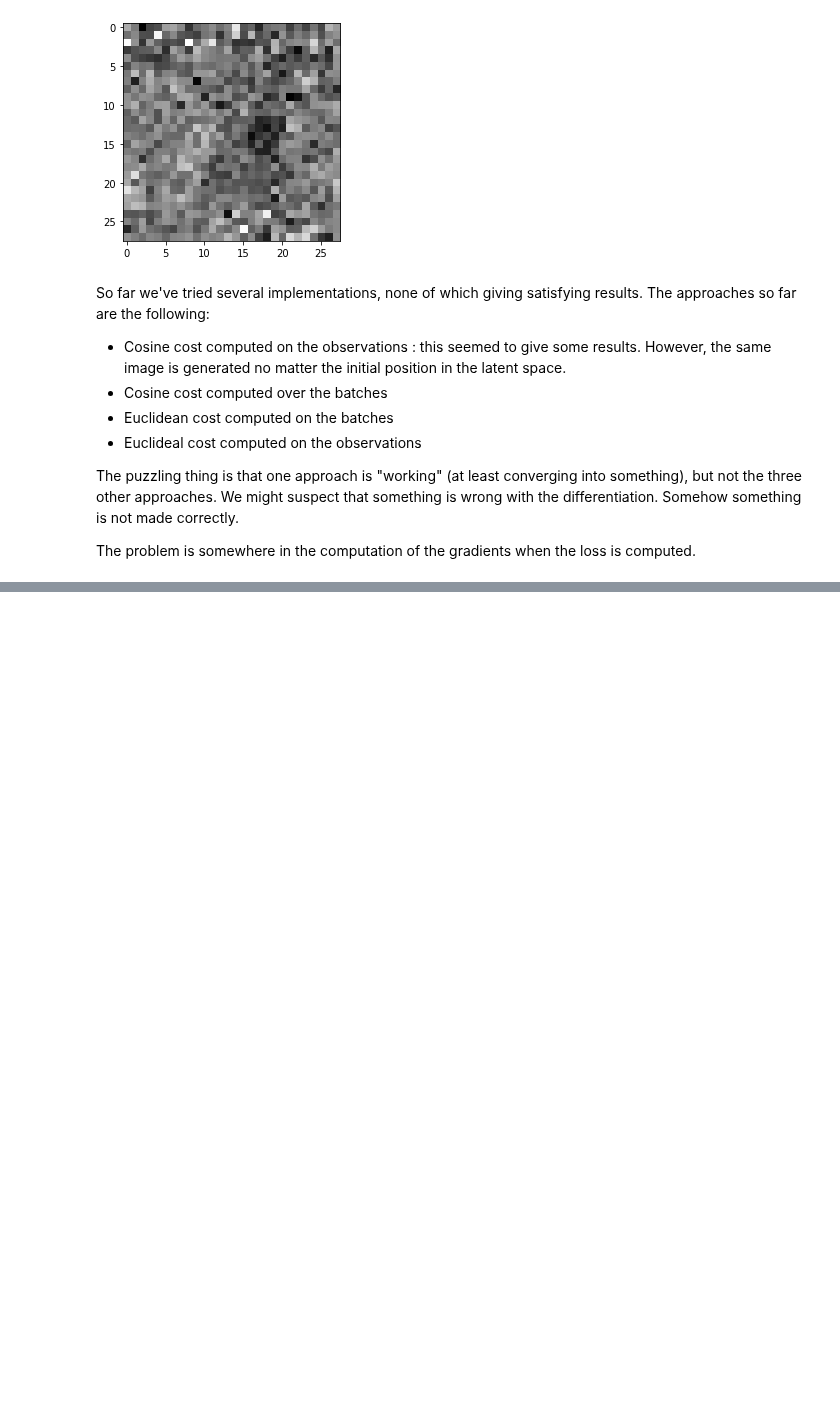
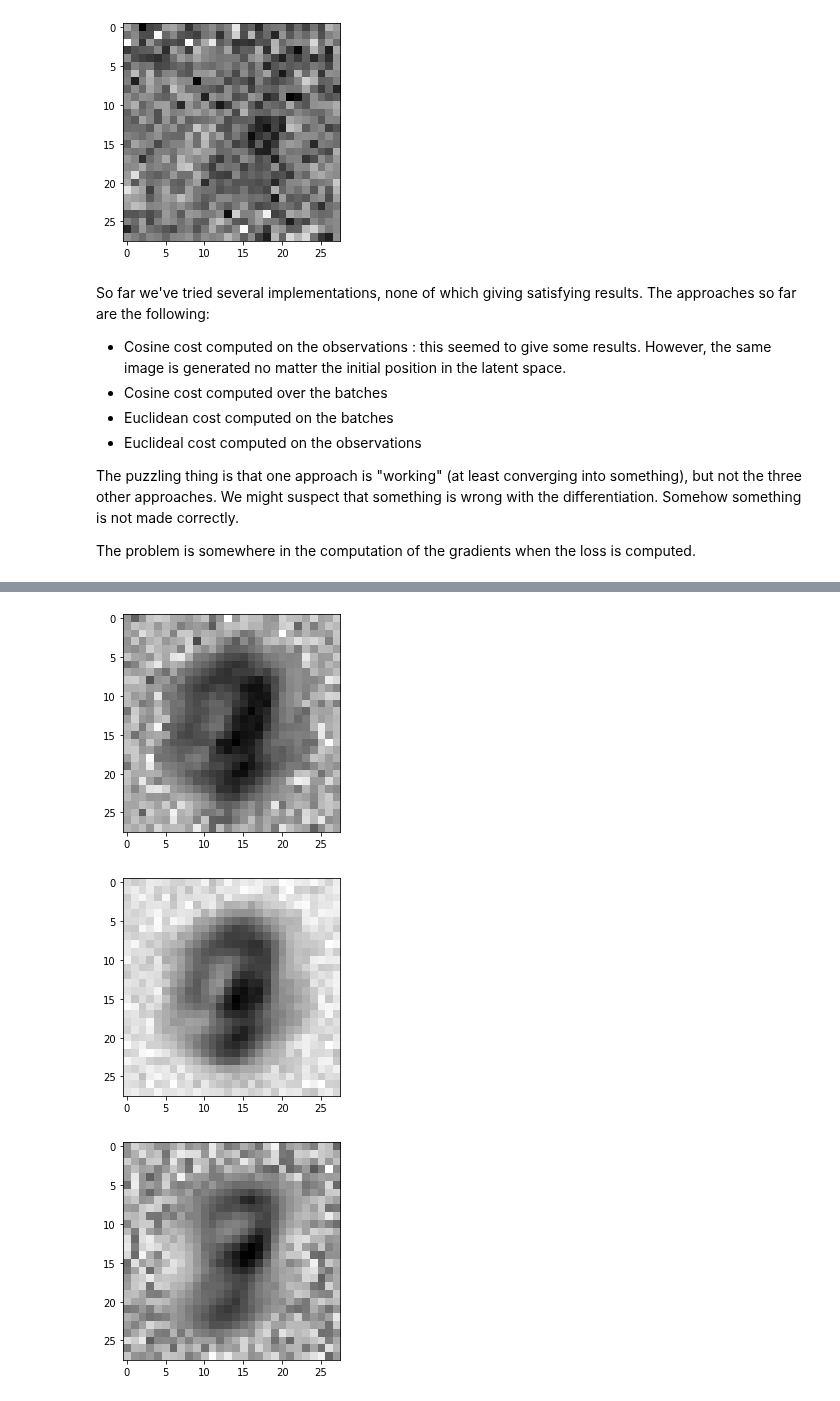
Before and after one commit to gabrielkasmi/ot_gan_ensae, a Jupyter notebook: autodiff_ot_gan_checkpoint.ipynb, the cells around one changed output, grey strips where cells are left out. Drawn from its saved outputs; the diff is of its cells as text; code cells hidden in the pictures; blank space fills up the shorter version.

```diff
--- a/autodiff_ot_gan_checkpoint.ipynb
+++ b/autodiff_ot_gan_checkpoint.ipynb
@@ -1047,0 +1196,11 @@ The problem is somewhere in the computation of the gradients when the loss is co
+# %%
+x = torch.rand(3,2).cuda()
+generated_images = new_model.forward(x)
+for img in generated_images:
+  imshow(img)
+# not really a mnist digit, but not noise either
+# problem is that it gives always the same image.
+# %% [output]
+[figure, added]
+[figure, added]
+[figure, added]
```
Also changed, not shown: parts of 11 cells of this notebook.
